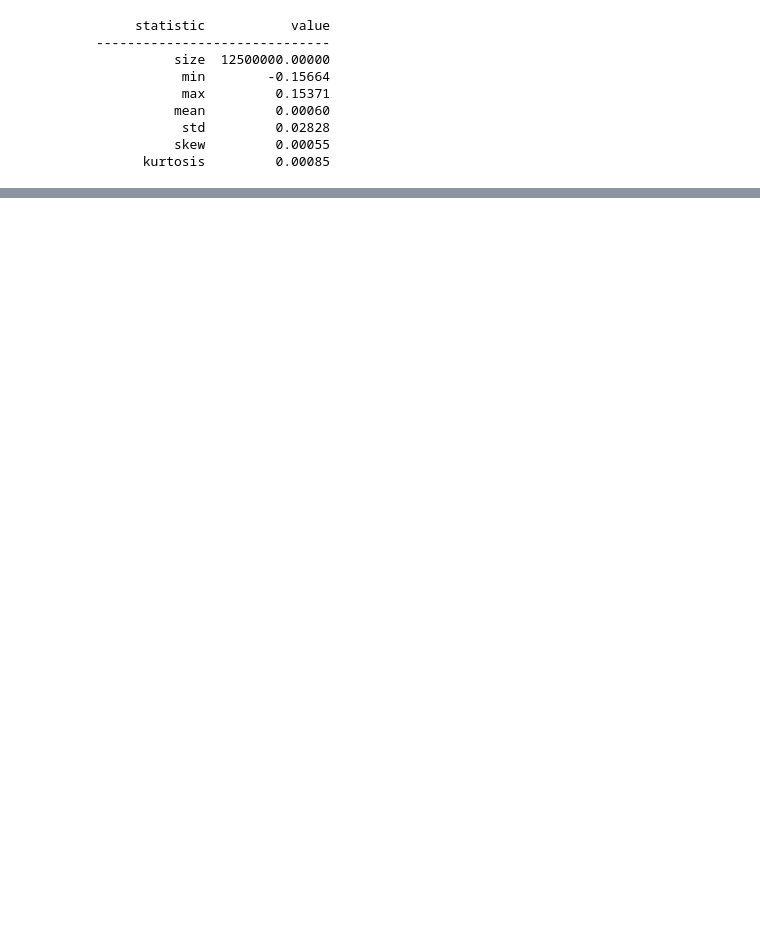
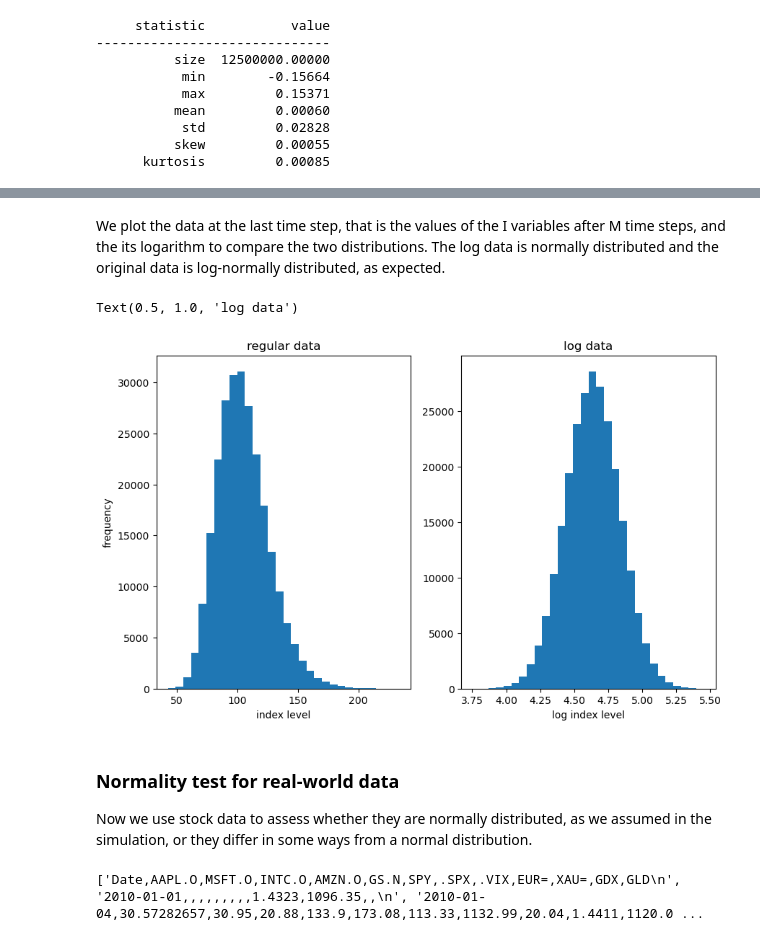
Before and after one commit to luigiselmi/finstat, a Jupyter notebook: hilpisch/ch13_statistics.ipynb, the cells around one changed output, grey strips where cells are left out. Cells and saved outputs as stored; diff of their text form; code cells hidden in the pictures; blank space fills up the shorter version.

```diff
--- a/hilpisch/ch13_statistics.ipynb
+++ b/hilpisch/ch13_statistics.ipynb
@@ -148,0 +208,23 @@ plt.ylabel('frequency')
+# %% [markdown]
+We plot the data at the last time step, that is the values of the I variables after M time steps, and the its logarithm to compare the two distributions. The log data is normally distributed and the original data is log-normally distributed, as expected.
+# %%
+fig, (ax1, ax2) = plt.subplots(1, 2, figsize=(10, 6))
+ax1.hist(paths[-1], bins=30)
+ax1.set_xlabel('index level')
+ax1.set_ylabel('frequency')
+ax1.set_title('regular data')
+ax2.hist(np.log(paths[-1]), bins=30)
+ax2.set_xlabel('log index level')
+ax2.set_title('log data')
+# %% [output]
+Text(0.5, 1.0, 'log data')
+[figure, added]
+# %% [markdown]
+### Normality test for real-world data
+Now we use stock data to assess whether they are normally distributed, as we assumed in the simulation, or they differ in some ways from a normal distribution.
+# %%
+filename = 'source/tr_eikon_eod_data.csv'
+with open(filename, 'r') as f:
+    print(f.readlines()[:5])
+# %% [output]
+['Date,AAPL.O,MSFT.O,INTC.O,AMZN.O,GS.N,SPY,.SPX,.VIX,EUR=,XAU=,GDX,GLD\n', '2010-01-01,,,,,,,,,1.4323,1096.35,,\n', '2010-01-04,30.57282657,30.95,20.88,133.9,173.08,113.33,1132.99,20.04,1.4411,1120.0 ...
```
Also changed, not shown: parts of 30 cells of this notebook.
